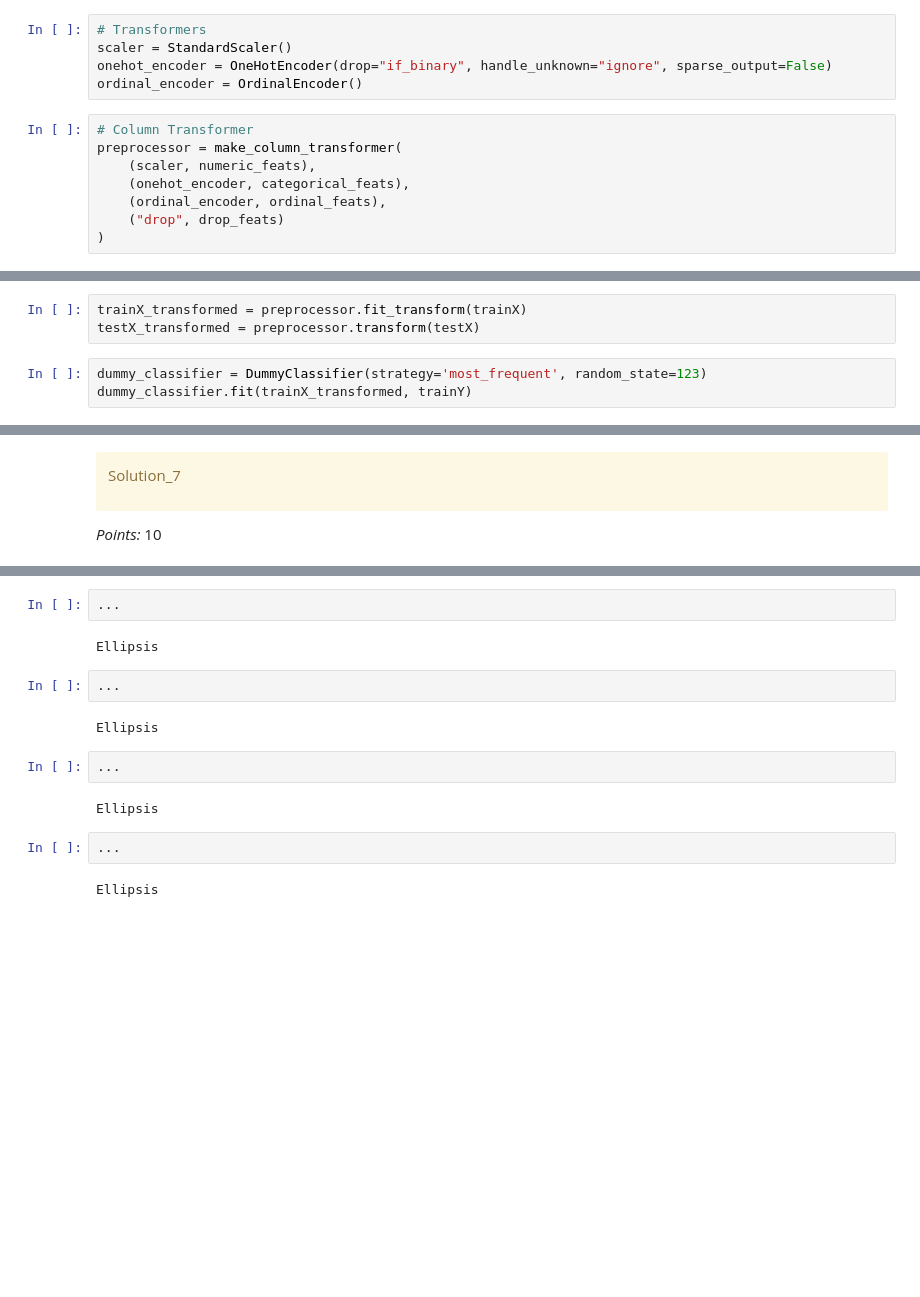
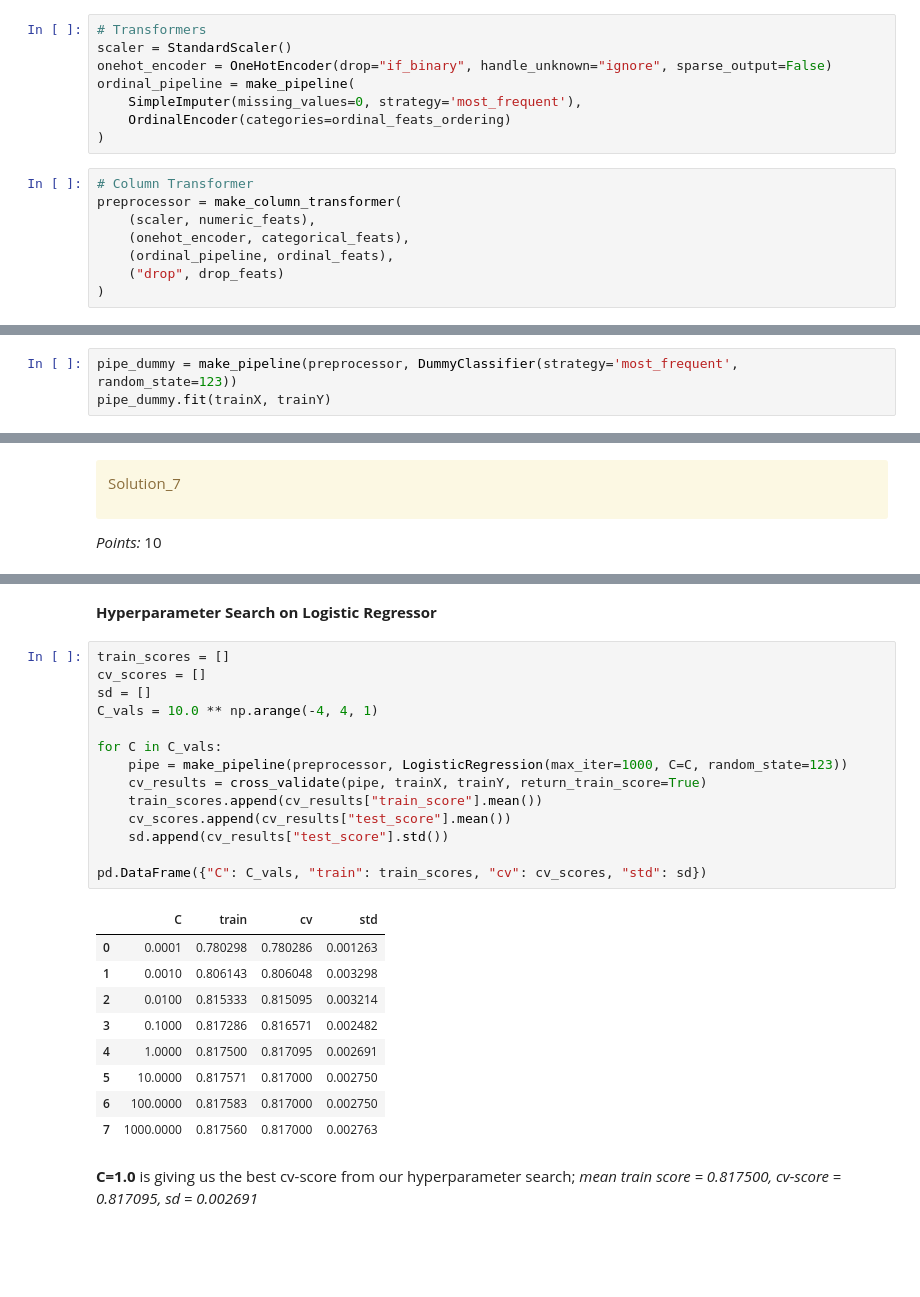
Before and after one commit to LaoAronn/CC-Default-Classification, a Jupyter notebook: hw5.ipynb, the cells around one changed output, grey strips where cells are left out. Drawn from its saved outputs; the diff is of its cells as text; blank space fills up the shorter version.

```diff
--- a/hw5.ipynb
+++ b/hw5.ipynb
@@ -446,13 +466,16 @@ drop_feats = ['ID', 'PAY_0', 'PAY_2', 'PAY_3', 'PAY_4', 'PAY_5', 'PAY_6', 'BILL_
 # Transformers
 scaler = StandardScaler()
 onehot_encoder = OneHotEncoder(drop="if_binary", handle_unknown="ignore", sparse_output=False)
-ordinal_encoder = OrdinalEncoder()
+ordinal_pipeline = make_pipeline(
+    SimpleImputer(missing_values=0, strategy='most_frequent'),
+    OrdinalEncoder(categories=ordinal_feats_ordering)
+)
 # %%
 # Column Transformer
 preprocessor = make_column_transformer(
     (scaler, numeric_feats),
     (onehot_encoder, categorical_feats),
-    (ordinal_encoder, ordinal_feats),
+    (ordinal_pipeline, ordinal_feats),
     ("drop", drop_feats)
 )
 # %% [markdown]
@@ -476,10 +499,7 @@ Solution_6
 </div>
 
 _Points:_ 2
-# %%
-trainX_transformed = preprocessor.fit_transform(trainX)
-testX_transformed = preprocessor.transform(testX)
 # %%
-dummy_classifier = DummyClassifier(strategy='most_frequent', random_state=123)
-dummy_classifier.fit(trainX_transformed, trainY)
+pipe_dummy = make_pipeline(preprocessor, DummyClassifier(strategy='most_frequent', random_state=123))
+pipe_dummy.fit(trainX, trainY)
 # %% [output]
@@ -534,19 +570,31 @@ _Type your answer here, replacing this text._
-# %%
-...
-# %% [output]
-Ellipsis
-# %%
-...
-# %% [output]
-Ellipsis
-# %%
-...
-# %% [output]
-Ellipsis
-# %%
-...
-# %% [output]
-Ellipsis
+# %% [markdown]
+**Hyperparameter Search on Logistic Regressor**
+# %%
+train_scores = []
+cv_scores = []
+sd = []
+C_vals = 10.0 ** np.arange(-4, 4, 1)
+
+for C in C_vals:
+    pipe = make_pipeline(preprocessor, LogisticRegression(max_iter=1000, C=C, random_state=123))
+    cv_results = cross_validate(pipe, trainX, trainY, return_train_score=True)
+    train_scores.append(cv_results["train_score"].mean())
+    cv_scores.append(cv_results["test_score"].mean())
+    sd.append(cv_results["test_score"].std())
+
+pd.DataFrame({"C": C_vals, "train": train_scores, "cv": cv_scores, "std": sd})
+# %% [output]
+|  | C | train | cv | std |
+| 0 | 0.0001 | 0.780298 | 0.780286 | 0.001263 |
+| 1 | 0.0010 | 0.806143 | 0.806048 | 0.003298 |
+| 2 | 0.0100 | 0.815333 | 0.815095 | 0.003214 |
+| 3 | 0.1000 | 0.817286 | 0.816571 | 0.002482 |
+| 4 | 1.0000 | 0.817500 | 0.817095 | 0.002691 |
+| 5 | 10.0000 | 0.817571 | 0.817000 | 0.002750 |
+| 6 | 100.0000 | 0.817583 | 0.817000 | 0.002750 |
+| 7 | 1000.0000 | 0.817560 | 0.817000 | 0.002763 |
+# %% [markdown]
+**C=1.0** is giving us the best cv-score from our hyperparameter search; *mean train score = 0.817500, cv-score = 0.817095, sd = 0.002691*
 # %% [markdown]
 <!-- END QUESTION -->
 
```
Also changed, not shown: parts of 12 cells of this notebook.
